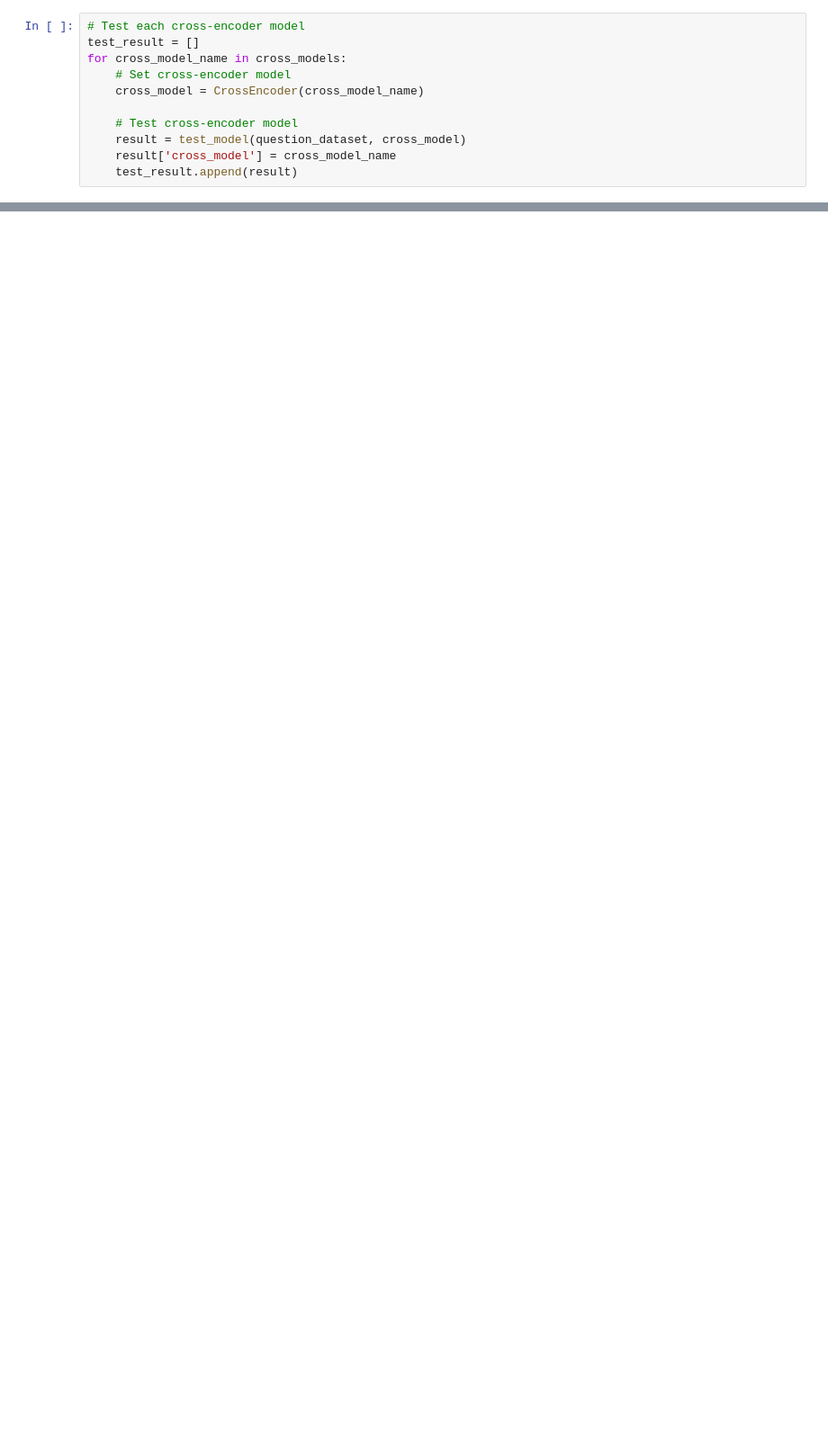
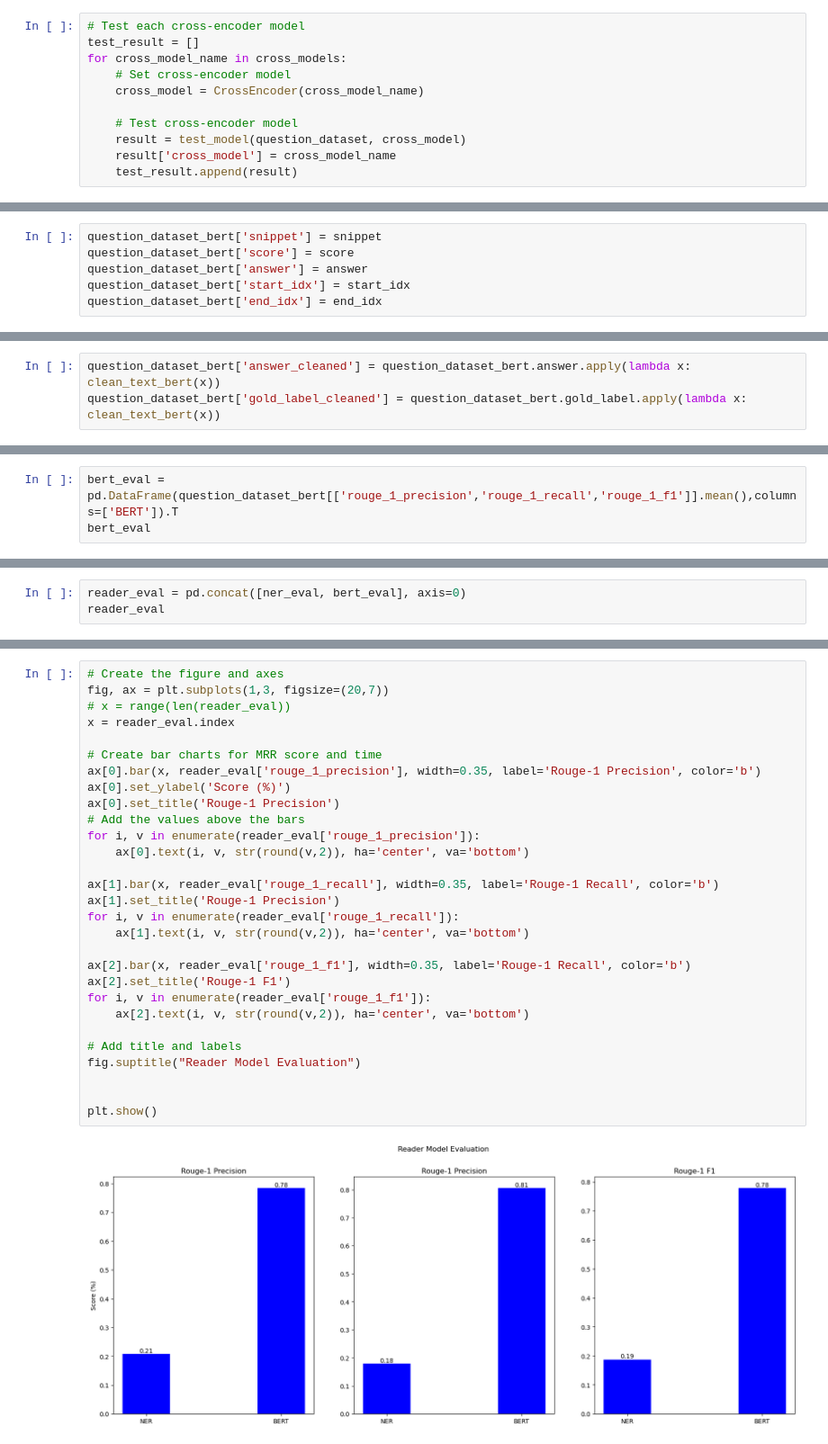
Before and after one commit to robinviltoriano/NLP_Assignment_2, a Jupyter notebook: final.ipynb, the cells around one changed output, grey strips where cells are left out. Shown at 90% size. Saved outputs shown, nothing was run; the diff lists cells and outputs as text; blank space fills up the shorter version.

Commit message:
add reader part

```diff
--- a/final.ipynb
+++ b/final.ipynb
@@ -332,0 +694,6 @@ plt.show()
+# %%
+question_dataset_bert['snippet'] = snippet
+question_dataset_bert['score'] = score
+question_dataset_bert['answer'] = answer
+question_dataset_bert['start_idx'] = start_idx
+question_dataset_bert['end_idx'] = end_idx
@@ -332,0 +718,3 @@ plt.show()
+# %%
+question_dataset_bert['answer_cleaned'] = question_dataset_bert.answer.apply(lambda x: clean_text_bert(x))
+question_dataset_bert['gold_label_cleaned'] = question_dataset_bert.gold_label.apply(lambda x: clean_text_bert(x))
@@ -332,0 +736,3 @@ plt.show()
+# %%
+bert_eval = pd.DataFrame(question_dataset_bert[['rouge_1_precision','rouge_1_recall','rouge_1_f1']].mean(),columns=['BERT']).T
+bert_eval
@@ -332,0 +744,3 @@ plt.show()
+# %%
+reader_eval = pd.concat([ner_eval, bert_eval], axis=0)
+reader_eval
@@ -332,0 +751,31 @@ plt.show()
+# %%
+# Create the figure and axes
+fig, ax = plt.subplots(1,3, figsize=(20,7))
+# x = range(len(reader_eval))
+x = reader_eval.index
+
+# Create bar charts for MRR score and time
+ax[0].bar(x, reader_eval['rouge_1_precision'], width=0.35, label='Rouge-1 Precision', color='b')
+ax[0].set_ylabel('Score (%)')
+ax[0].set_title('Rouge-1 Precision')
+# Add the values above the bars
+for i, v in enumerate(reader_eval['rouge_1_precision']):
+    ax[0].text(i, v, str(round(v,2)), ha='center', va='bottom')
+
+ax[1].bar(x, reader_eval['rouge_1_recall'], width=0.35, label='Rouge-1 Recall', color='b')
+ax[1].set_title('Rouge-1 Precision')
+for i, v in enumerate(reader_eval['rouge_1_recall']):
+    ax[1].text(i, v, str(round(v,2)), ha='center', va='bottom')
+
+ax[2].bar(x, reader_eval['rouge_1_f1'], width=0.35, label='Rouge-1 Recall', color='b')
+ax[2].set_title('Rouge-1 F1')
+for i, v in enumerate(reader_eval['rouge_1_f1']):
+    ax[2].text(i, v, str(round(v,2)), ha='center', va='bottom')
+
+# Add title and labels
+fig.suptitle("Reader Model Evaluation")
+
+
+plt.show()
+# %% [output]
+[figure, added]
```
Also changed, not shown: parts of 42 cells of this notebook, 1 other file.
